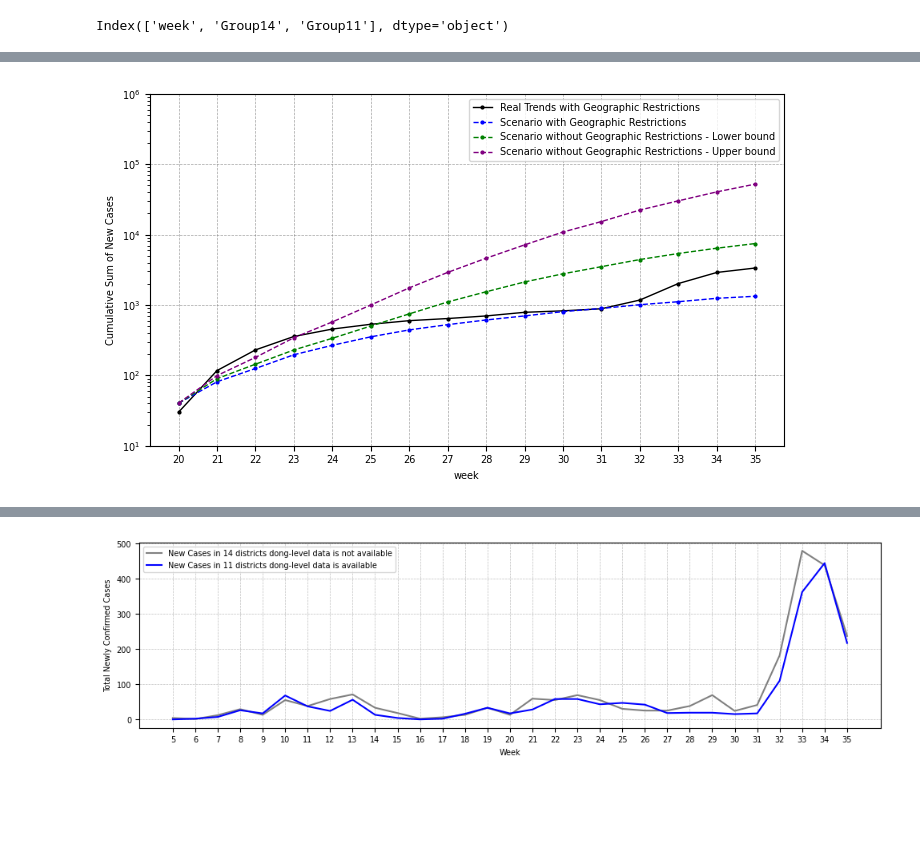
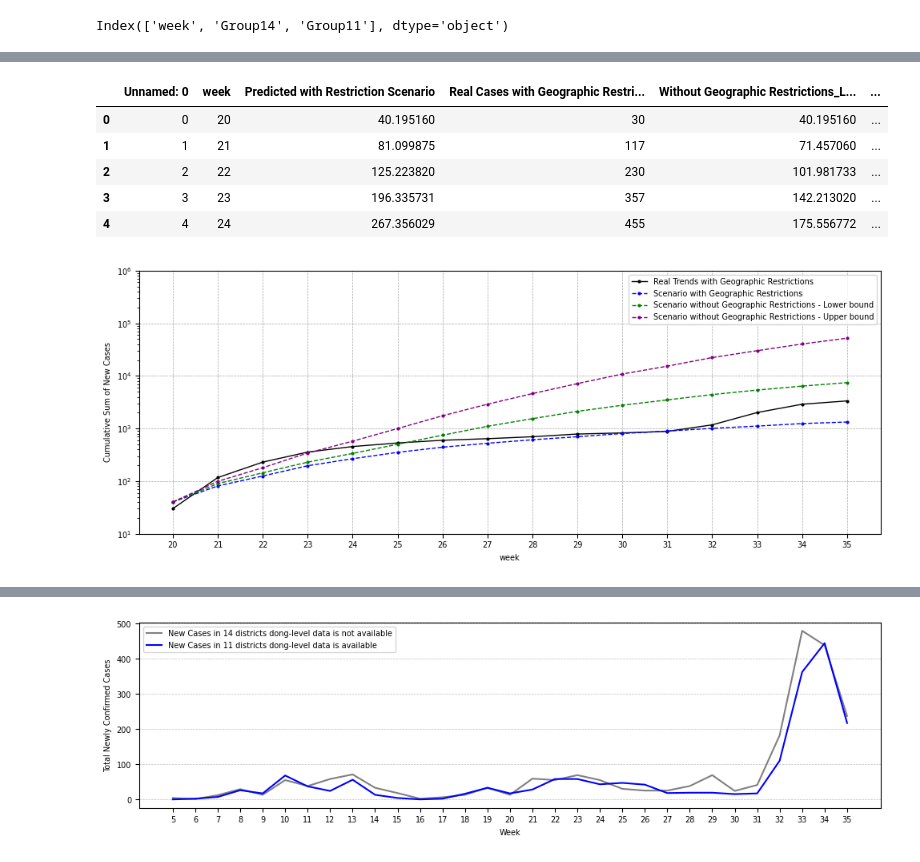
Before and after one commit to jieun0441/Stimulus-Payment, a Jupyter notebook: Graph_based_on_simulation_results.ipynb, the cells around one changed output, grey strips where cells are left out. Cells and saved outputs as stored; diff of their text form; code cells hidden in the pictures; blank space fills up the shorter version.

```diff
--- a/Graph_based_on_simulation_results.ipynb
+++ b/Graph_based_on_simulation_results.ipynb
@@ -44,39 +54,48 @@ Index(['week', 'Group14', 'Group11'], dtype='object')
+# %%
+df_cumul.head()
+# %% [output]
+|  | Unnamed: 0 | week | Predicted with Restriction Scenario | Real Cases with Geographic Restri... | Without Geographic Restrictions_L... | ... |
+| 0 | 0 | 20 | 40.195160 | 30 | 40.195160 | ... |
+| 1 | 1 | 21 | 81.099875 | 117 | 71.457060 | ... |
+| 2 | 2 | 22 | 125.223820 | 230 | 101.981733 | ... |
+| 3 | 3 | 23 | 196.335731 | 357 | 142.213020 | ... |
+| 4 | 4 | 24 | 267.356029 | 455 | 175.556772 | ... |
 # %%
 #@title Graph of simulation
 import matplotlib.pyplot as plt
 import matplotlib.ticker as ticker
 
 # Merge the two dataframes on the 'Week' column
-plt.figure(figsize=(7.08, 4.23))  # Maximum width of 180 mm converted to inches
-plt.plot(df_cumul['week_num'], df_cumul['Real Cases with Geographic Restrictions'], marker='o', markersize=2, color='black', linestyle='-', linewidth=1, label='Real Trends with Geographic Restrictions')
-plt.plot(df_cumul['week_num'], df_cumul['Predicted with Restriction Scenario'], marker='o', markersize=2, color='blue', linestyle='dashed',linewidth=1, label='Scenario with Geographic Restrictions')
-plt.plot(df_cumul['week_num'], df_cumul['Without Geographic Restrictions_Lower Bound19'], linestyle='dashed',linewidth=1, marker='o', markersize=2, color='green', label='Scenario without Geographic Restrictions - Lower bound')
-plt.plot(df_cumul['week_num'], df_cumul['Without Geographic Restrictions_Upper Bound19'], linestyle='dashed',linewidth=1, marker='o', color='purple', markersize=2, label='Scenario without Geographic Restrictions - Upper bound')
+plt.figure(figsize=(10,4))  # Maximum width of 180 mm converted to inches
+plt.plot(df_cumul['week'], df_cumul['Real Cases with Geographic Restrictions'], marker='o', markersize=2, color='black', linestyle='-', linewidth=1, label='Real Trends with Geographic Restrictions')
+plt.plot(df_cumul['week'], df_cumul['Predicted with Restriction Scenario'], marker='o', markersize=2, color='blue', linestyle='dashed',linewidth=1, label='Scenario with Geographic Restrictions')
+plt.plot(df_cumul['week'], df_cumul['Without Geographic Restrictions_Lower Bound19'], linestyle='dashed',linewidth=1, marker='o', markersize=2, color='green', label='Scenario without Geographic Restrictions - Lower bound')
+plt.plot(df_cumul['week'], df_cumul['Without Geographic Restrictions_Upper Bound19'], linestyle='dashed',linewidth=1, marker='o', color='purple', markersize=2, label='Scenario without Geographic Restrictions - Upper bound')
 plt.xlabel('week', fontsize=7, fontname='DejaVu Sans')  # Using 5-7 pt san serif font
 plt.ylabel('Cumulative Sum of New Cases', fontsize=7, fontname='DejaVu Sans')  # Using 5-7 pt san serif font
 #plt.title('Cumulative Sum of New Cases with vs without Geographic Restrictions', fontsize=7, fontname='DejaVu Sans')
 
 plt.yscale('log')  # Set y-axis to logarithmic scale
 plt.yticks([10, 100, 1000, 10000, 100000, 1000000], fontsize=7)  # Set custom y-axis ticks
 
 # Generate week numbers at 1-week intervals
-week_numbers = df_cumul['week_num']
+week_numbers = df_cumul['week']
 
 plt.xticks(ticks=week_numbers,fontsize=7, fontname='DejaVu Sans')  # Using 5-7 pt sans-serif font (DejaVu Sans'
 plt.legend(prop={'size': 7, 'family': 'DejaVu Sans'})  # Using 5-7 pt sans-serif font (DejaVu Sans' for legend
 
 # Create the grid for vertical lines
 plt.grid(True, axis='x', color='gray', linestyle='--', linewidth=0.5, alpha=0.7)
 
 # Add horizontal grid lines only at 10^x intervals
 ax = plt.gca()
 ax.grid(True, which='major', axis='y', color='gray', linestyle='--', linewidth=0.5, alpha=0.7)
 
 plt.tight_layout()
 
 # Save the plot as a JPEG file with 300 DPI
-plt.savefig('/content/drive/MyDrive/SP/plot_graph_20241116.jpg', dpi=600)
+plt.savefig('/content/drive/MyDrive/SP/plot_graph_20241119.jpg', dpi=300)
 
 plt.show()
 # %% [output]
-[figure, old version]
+[figure, new version]
```
Also changed, not shown: parts of 4 cells of this notebook.
